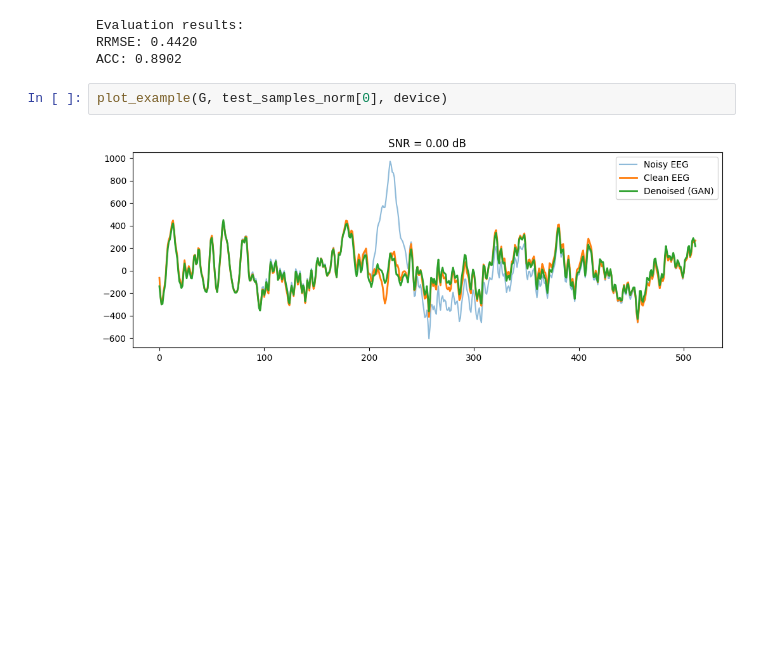
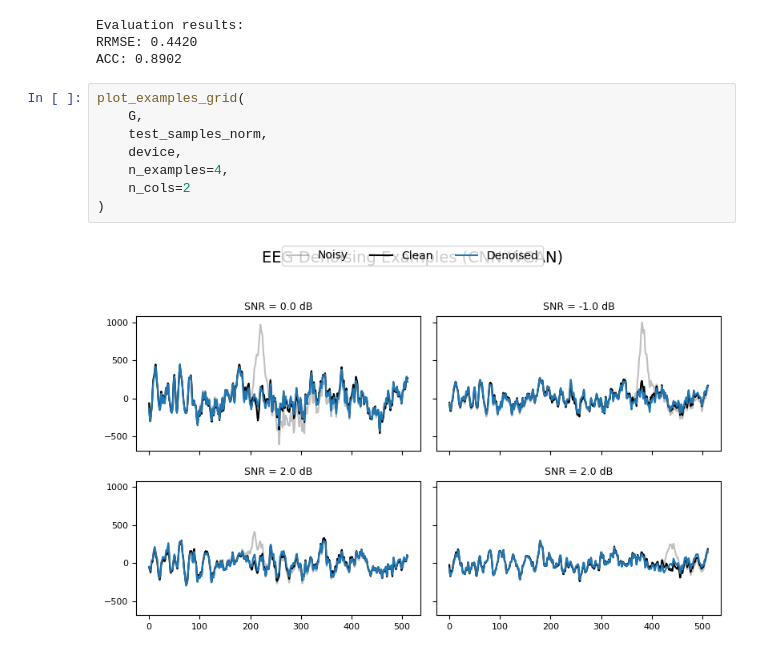
Before and after one commit to candrasengkala/WGAN-EEG-FPGA, a Jupyter notebook: src/notebooks/main_2.ipynb, the cells around one changed output. Drawn from its saved outputs; the diff is of its cells as text; blank space fills up the shorter version.

```diff
--- a/src/notebooks/main_2.ipynb
+++ b/src/notebooks/main_2.ipynb
@@ -1386,6 +1614,12 @@ Evaluation results:
 RRMSE: 0.4420
 ACC: 0.8902
 # %%
-plot_example(G, test_samples_norm[0], device)
+plot_examples_grid(
+    G,
+    test_samples_norm,
+    device,
+    n_examples=4,
+    n_cols=2
+)
 # %% [output]
-[figure, old version]
+[figure, new version]
```
Also changed, not shown: parts of 5 cells of this notebook.
